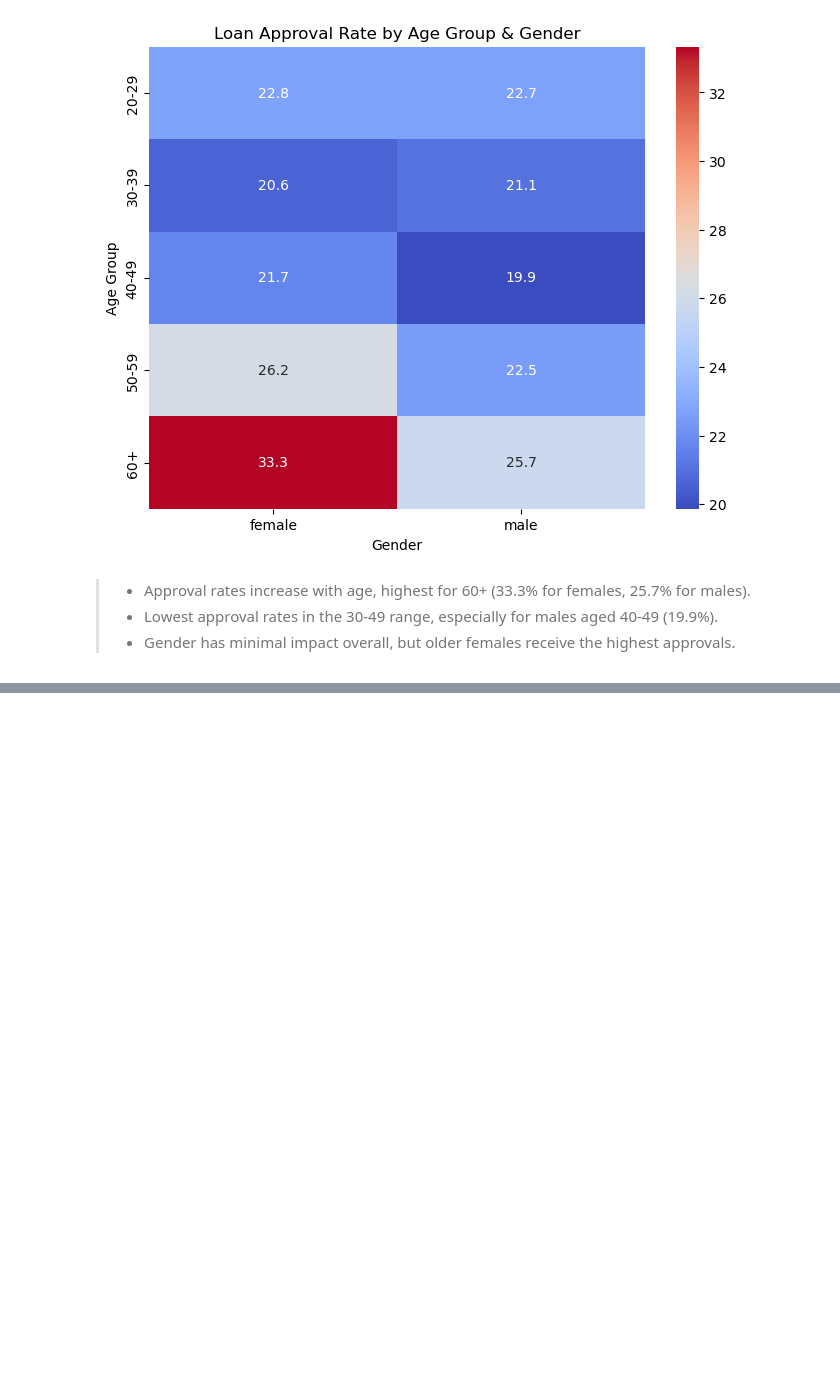
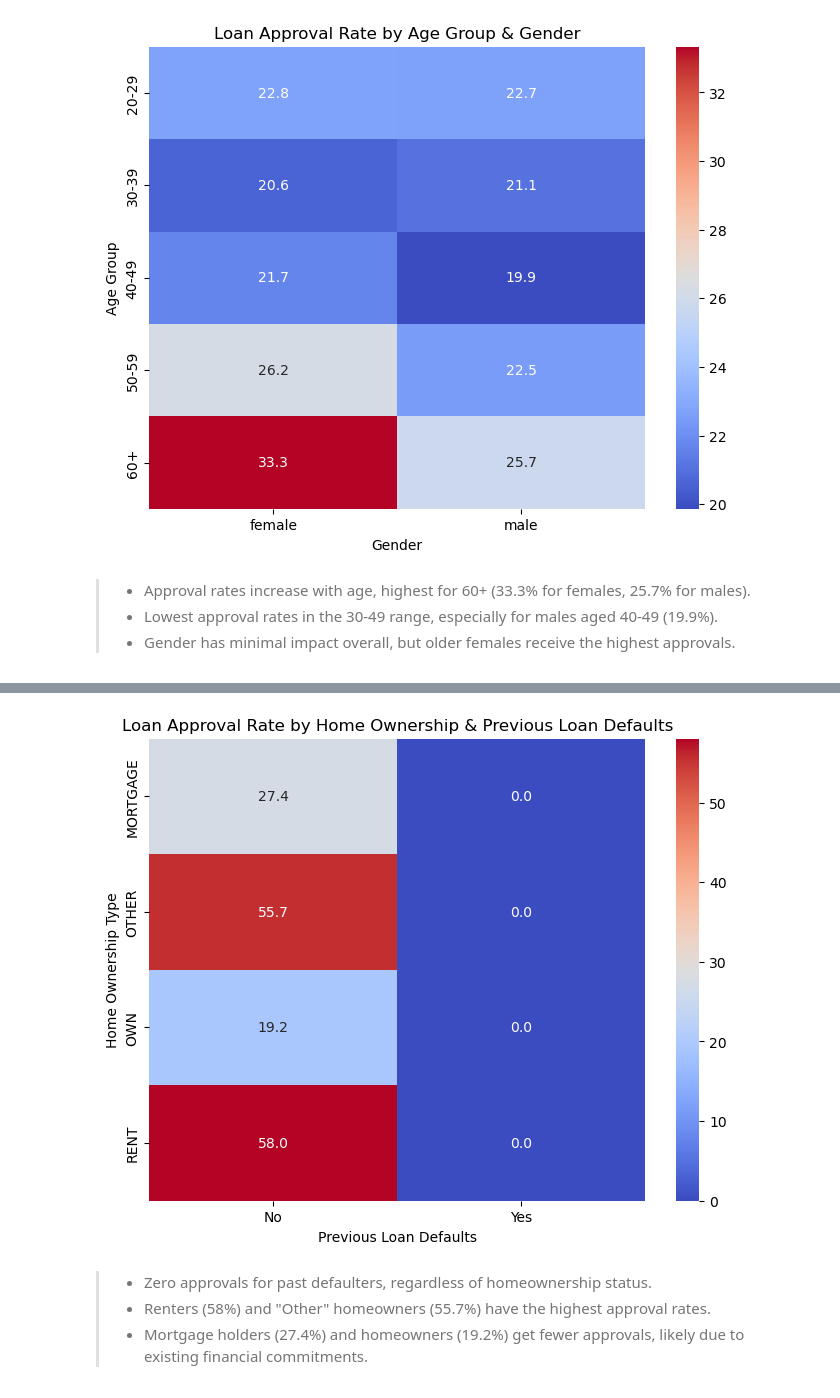
Before and after one commit to khan-asim-88/Loan-Approval-Prediction-Using-Machine-Learning, a Jupyter notebook: Loan_Approval_Prediction.ipynb, the cells around one changed output, grey strips where cells are left out. Drawn from its saved outputs; the diff is of its cells as text; code cells hidden in the pictures; blank space fills up the shorter version.

```diff
--- a/Loan_Approval_Prediction.ipynb
+++ b/Loan_Approval_Prediction.ipynb
@@ -316,0 +344,25 @@ plot_age_gender_heatmap(loan_data)
+# %%
+# Categorical Feature Analysis
+# Home Ownership & Previous Loan Defaults Impact on Loan Approval
+
+def plot_home_ownership_defaults_heatmap(df):
+    # Create a pivot table for approval rates
+    home_defaults_pivot = df.pivot_table(index='person_home_ownership',
+                                         columns='previous_loan_defaults_on_file',
+                                         values='loan_status', aggfunc='mean') * 100
+
+    # Plot heatmap
+    plt.figure(figsize=(8, 6))
+    sns.heatmap(home_defaults_pivot, annot=True, cmap='coolwarm', fmt=".1f")
+    plt.title('Loan Approval Rate by Home Ownership & Previous Loan Defaults')
+    plt.xlabel('Previous Loan Defaults')
+    plt.ylabel('Home Ownership Type')
+    plt.show()
+# %%
+plot_home_ownership_defaults_heatmap(loan_data)
+# %% [output]
+[figure, added]
+# %% [markdown]
+> - Zero approvals for past defaulters, regardless of homeownership status.
+> - Renters (58%) and "Other" homeowners (55.7%) have the highest approval rates.
+> - Mortgage holders (27.4%) and homeowners (19.2%) get fewer approvals, likely due to existing financial commitments.
```
Also changed, not shown: parts of 6 cells of this notebook.
